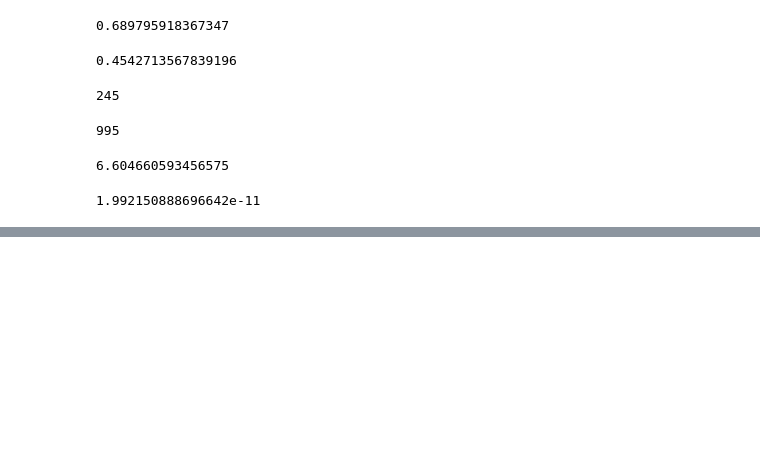
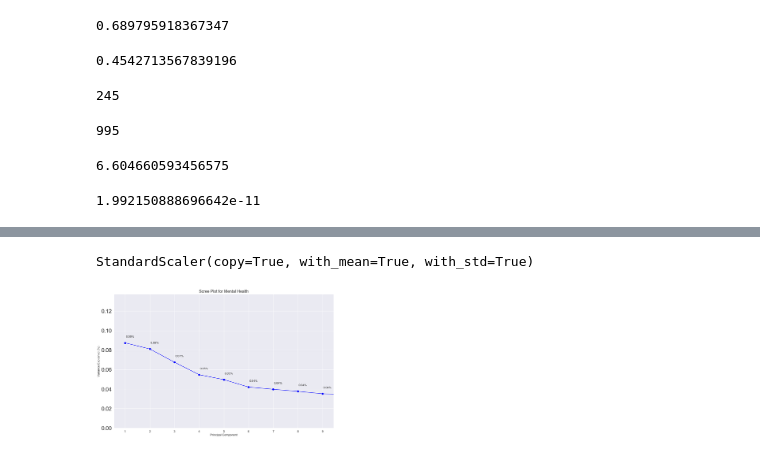
Before and after one commit to Pschmeiser/capstone_1_mental_health, a Jupyter notebook: capstone_1_pschmeiser.ipynb, the cells around one changed output, grey strips where cells are left out. Saved outputs shown, nothing was run; the diff lists cells and outputs as text; code cells hidden in the pictures; blank space fills up the shorter version.

```diff
--- a/capstone_1_pschmeiser.ipynb
+++ b/capstone_1_pschmeiser.ipynb
@@ -283,0 +578,6 @@ p_val_gen
+# %%
+from sklearn.preprocessing import StandardScaler
+scaler = StandardScaler(copy=True, with_mean=True, with_std=True)
+scaler.fit(Z)
+# %% [output]
+StandardScaler(copy=True, with_mean=True, with_std=True)
@@ -283,0 +586,47 @@ p_val_gen
+# %%
+X_centered = ss.fit_transform(Z)
+pca = decomposition.PCA(n_components=25)
+X_pca = pca.fit_transform(X_centered)
+# %%
+def scree_plot(ax, pca, n_components_to_plot=8, title=None):
+    """Make a scree plot showing the variance explained (i.e. varaince of the projections) for the principal components in a fit sklearn PCA object.
+
+    Parameters
+    ----------
+    ax: matplotlib.axis object
+      The axis to make the scree plot on.
+
+    pca: sklearn.decomposition.PCA object.
+      A fit PCA object.
+
+    n_components_to_plot: int
+      The number of principal components to display in the skree plot.
+
+    title: str
+      A title for the skree plot.
+    """
+    num_components = pca.n_components_
+    ind = np.arange(num_components)
+    vals = pca.explained_variance_ratio_
+    ax.plot(ind, vals, color='blue')
+    ax.scatter(ind, vals, color='blue', s=50)
+
+    for i in range(num_components):
+        ax.annotate(r"{:2.2f}%".format(vals[i]),
+                   (ind[i]+0.2, vals[i]+0.005),
+                   va="bottom",
+                   ha="center",
+                   fontsize=12)
+
+    ax.set_xticklabels(ind, fontsize=12)
+    ax.set_ylim(0, max(vals) + 0.05)
+    ax.set_xlim(0 - 0.45, n_components_to_plot + 0.45)
+    ax.set_xlabel("Principal Component", fontsize=12)
+    ax.set_ylabel("Variance Explained (%)", fontsize=12)
+    if title is not None:
+        ax.set_title(title, fontsize=16)
+# %%
+fig, ax = plt.subplots(figsize=(16,10))
+scree_plot(ax, pca, title="Scree Plot for Mental Health")
+# %% [output]
+[figure, added]
```
Also changed, not shown: parts of 103 cells of this notebook, 56 other files.
